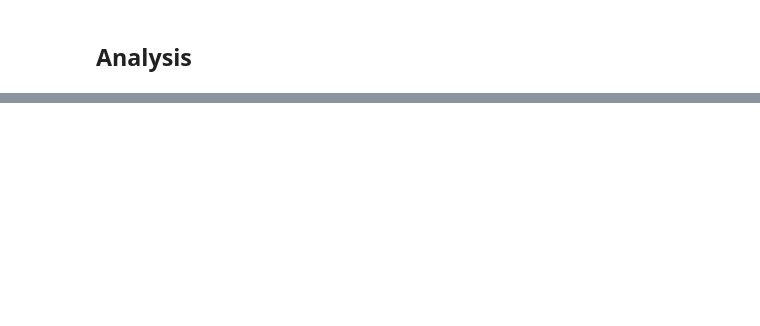
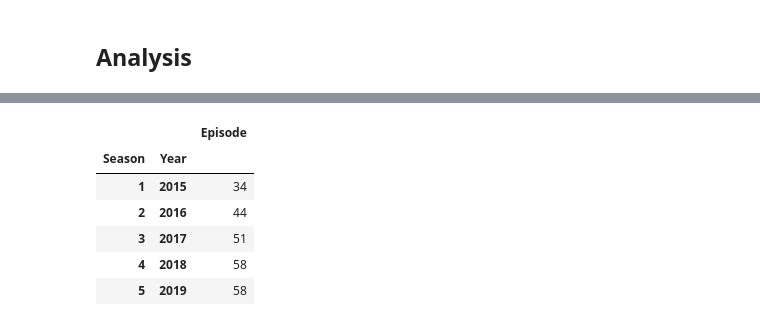
Before and after one commit to David-TC13/project2-trump-vs-planes, a Jupyter notebook: Love Island.ipynb, the cells around one changed output, grey strips where cells are left out. Cells and saved outputs as stored; diff of their text form; code cells hidden in the pictures; blank space fills up the shorter version.

```diff
--- a/Love Island.ipynb
+++ b/Love Island.ipynb
@@ -130,7 +128,9 @@ love_island_dict={
 # %%
 df_loveisland = pd.DataFrame.from_dict(love_island_dict)
 df_loveisland.Year= df_loveisland.Year.astype("int")
-df_loveisland_until_2020 = df_loveisland[df_loveisland.Year <2021]
+df_loveisland.Season= df_loveisland.Season.astype("int")
+df_loveisland.Episode= df_loveisland.Episode.astype("int")
+df_loveisland_until_2020 = df_loveisland[df_loveisland.Year <2020]
 # %%
 df_loveisland_until_2020.sample()
 # %% [output]
@@ -160,0 +177,11 @@ fig.show()
+# %%
+df_distr_epi=df_loveisland_until_2020[['Year','Month','Season','Episode']].groupby(by=['Season','Year']).agg({'Episode':'count'})
+df_distr_epi
+# %% [output]
+|  |  | Episode |
+| Season | Year |  |
+| 1 | 2015 | 34 |
+| 2 | 2016 | 44 |
+| 3 | 2017 | 51 |
+| 4 | 2018 | 58 |
+| 5 | 2019 | 58 |
```
Also changed, not shown: parts of 24 cells of this notebook, 1 other file.
